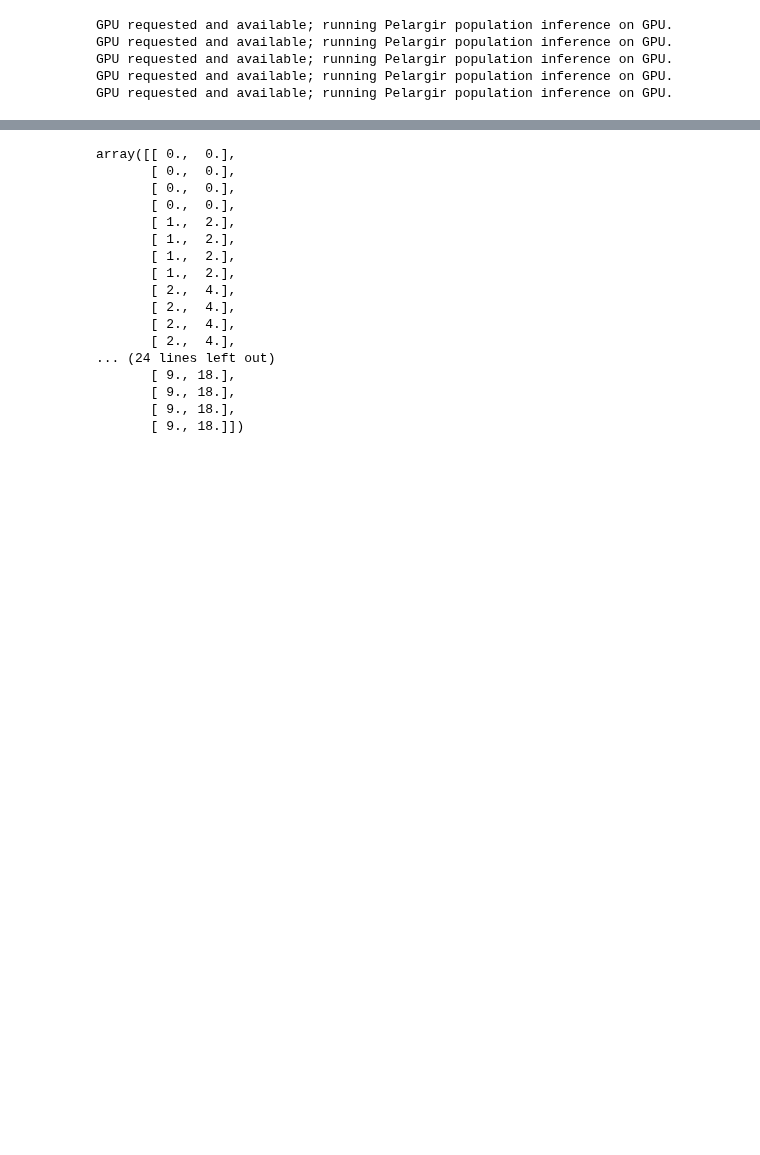
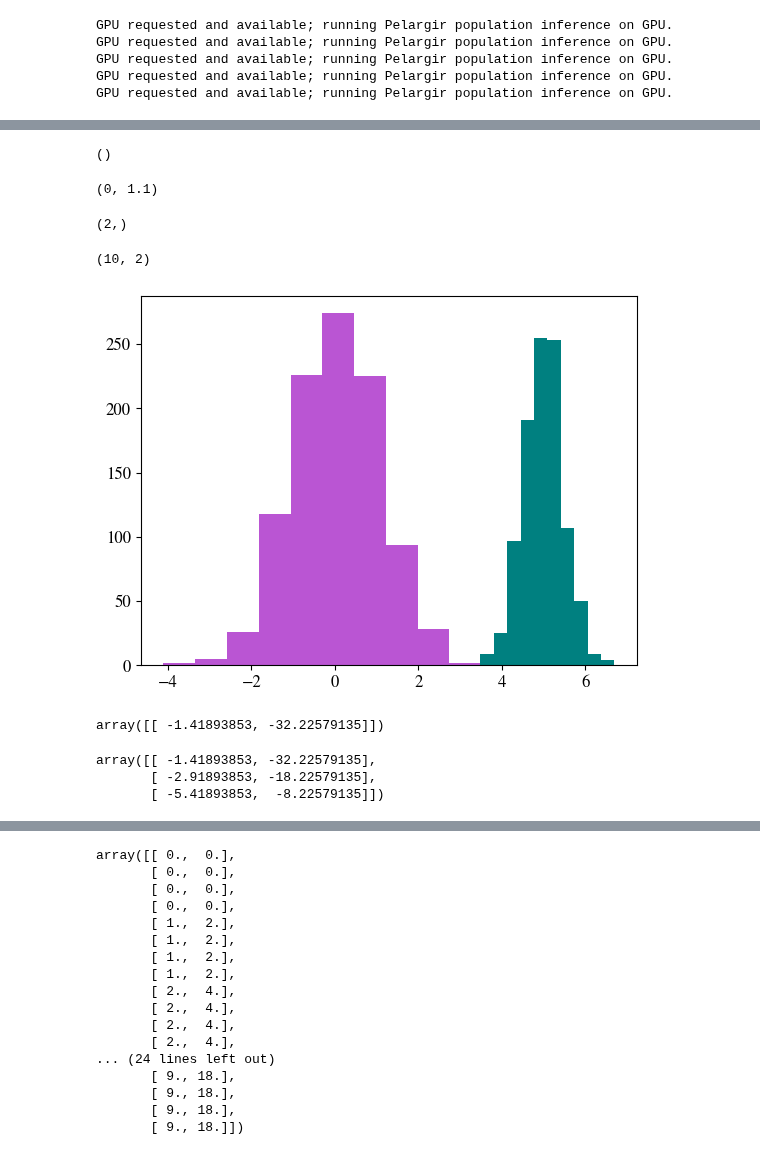
Before and after one commit to criswellalexander/pelargir-gb, a Jupyter notebook: prototype-notebooks/pelargir-v32-test-resGB-newgal-postfix.ipynb, the cells around one changed output, grey strips where cells are left out. Drawn from its saved outputs; the diff is of its cells as text; code cells hidden in the pictures; blank space fills up the shorter version.

Commit message:
Adding shapes to distributions
In progress; I expect this will break some distributions

```diff
--- a/prototype-notebooks/pelargir-v32-test-resGB-newgal-postfix.ipynb
+++ b/prototype-notebooks/pelargir-v32-test-resGB-newgal-postfix.ipynb
@@ -66,4 +66,4 @@ GPU requested and available; running Pelargir population inference on GPU.
 # %%
 set_style()
 # %%
-test_rng = xp.random.default_rng(170817)
+rng = xp.random.default_rng(170817)
@@ -69,0 +78,39 @@ test_rng = xp.random.default_rng(170817)
+# %%
+a.shape
+# %% [output]
+()
+# %%
+a.loc,a.scale
+# %% [output]
+(0, 1.1)
+# %%
+a = st.norm(rng,loc=xp.array([0,5]),scale=xp.array([1,0.5]))
+# %%
+a.shape
+# %% [output]
+(2,)
+# %%
+a.rvs(10).shape
+# %% [output]
+(10, 2)
+# %%
+plt.figure()
+draws = a.rvs(1000).get()
+plt.hist(draws[:,0])
+plt.hist(draws[:,1])
+plt.show()
+# %% [output]
+[figure, added]
+# %%
+xs = xp.linspace(-5,10,100)
+x = 1
+y = xp.array([1,2,3])
+a.logpdf(x)
+# %% [output]
+array([[ -1.41893853, -32.22579135]])
+# %%
+a.logpdf(y.reshape(-1,1))
+# %% [output]
+array([[ -1.41893853, -32.22579135],
+       [ -2.91893853, -18.22579135],
+       [ -5.41893853,  -8.22579135]])
```
Also changed, not shown: parts of 13 cells of this notebook, 3 other files.
